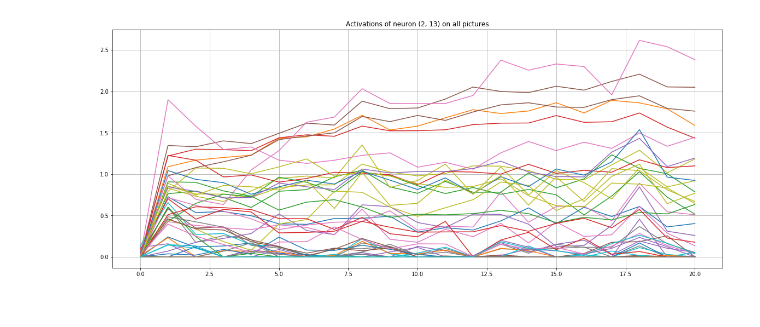
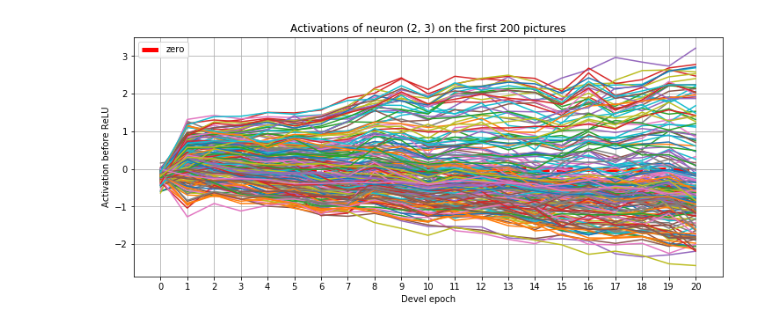
Before and after one commit to zsoltzombori/resistant-neurons, a Jupyter notebook: visualization/activations.ipynb, the cells around one changed output. Cells and saved outputs as stored; diff of their text form; code cells hidden in the pictures.

```diff
--- a/visualization/activations.ipynb
+++ b/visualization/activations.ipynb
@@ -7,3 +9,5 @@ import scipy.stats
 # %%
-with open('../neuron_logs/output_20190507-213741') as f:
+with open(logpath) as f:
     results = json.load(f)
+
+results = dict([(int(it), np.array(nda)) for it, nda in list(results.items())])
@@ -19,0 +14,4 @@ results[5000].shape
+# %%
+LAYERS, IMAGES, WIDTH = results[0].shape
+EPOCHS = len(results)
+results[0].shape
@@ -24,11 +23,0 @@ results[0][0,2,2,13]
-# %%
-def select_neuron(data_dict, loc, img):
-    activations = []
-    for it in sorted(list(data_dict.keys())):
-        #print(loc)
-        # activations += list(data_dict[it][0,loc[0],loc[1]])
-        activations += [data_dict[it][0,loc[0],img,loc[1]]]
-        #print(it)
-        #print(activations[-1])
-        #print(data_dict[it][0,2,2,13])
-    return(activations)
@@ -37,0 +54,7 @@ def select_neuron(data_dict, loc, img):
+# %%
+# this shows if and when a certain neuron zeroed for a certain image after some epochs
+loc = (2, 3)
+# shift-enter
+dipping = []
+for img in range(IMAGES):
+    dipping += [converges(select_neuron(results, loc, img))]
@@ -38,12 +72,18 @@ def select_neuron(data_dict, loc, img):
 # %%
-plt.figure(figsize=(20,8), facecolor='w')
-
-for i in range(results[0].shape[2]): # iterating on images
-    loc = (2,13)
+plt.figure(figsize=(12,5), facecolor='w')
+num_of_images = 200
+plt.plot([0, len(results)-1], [0,0], '--', color = 'red', linewidth=5, label = 'zero')
+for i in range(num_of_images): # iterating on images
+    #loc = (3,13)
     example_activations = select_neuron(results, loc, i)
     plt.plot(range(len(example_activations)), example_activations, '-')
 
-plt.title('Activations of neuron {} on all pictures'.format(loc))
+
+plt.title(f'Activations of neuron {loc} on the first {num_of_images} pictures')
+plt.legend()
+plt.xlabel('Devel epoch')
+plt.ylabel('Activation before ReLU')
+plt.xticks(range(EPOCHS))
 plt.grid()
 # %% [output]
-[figure, old version]
+[figure, new version]
```
Also changed, not shown: parts of 13 cells of this notebook, 4 other files.
